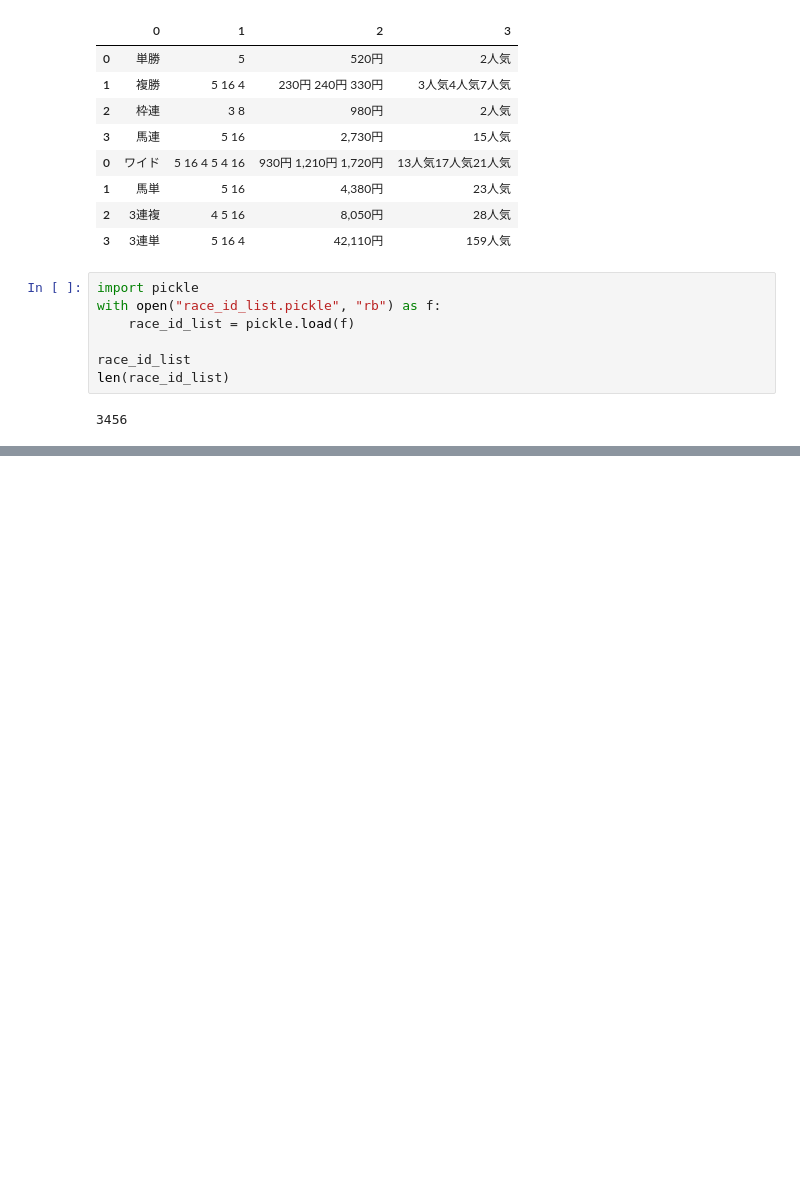
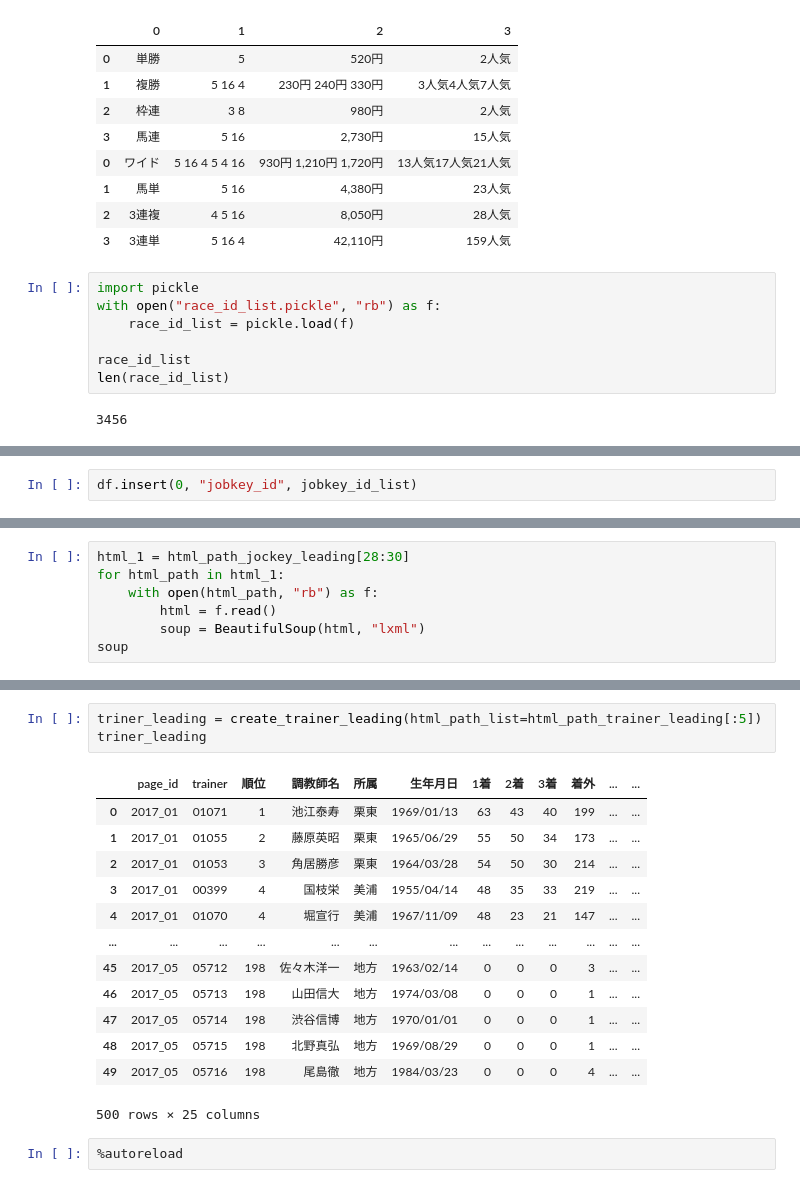
Before and after one commit to DaichiOnoe/keiba_race_ai, a Jupyter notebook: keiba_ai/common/src/develop_web_scraping.ipynb, the cells around one changed output, grey strips where cells are left out. Cells and saved outputs as stored; diff of their text form; blank space fills up the shorter version.

```diff
--- a/keiba_ai/common/src/develop_web_scraping.ipynb
+++ b/keiba_ai/common/src/develop_web_scraping.ipynb
@@ -1655,0 +1841,2 @@ len(race_id_list)
+# %%
+df.insert(0, "jobkey_id", jobkey_id_list)
@@ -1655,0 +1917,7 @@ len(race_id_list)
+# %%
+html_1 = html_path_jockey_leading[28:30]
+for html_path in html_1:
+    with open(html_path, "rb") as f:
+        html = f.read()
+        soup = BeautifulSoup(html, "lxml")
+soup
@@ -1655,0 +2062,19 @@ len(race_id_list)
+# %%
+triner_leading = create_trainer_leading(html_path_list=html_path_trainer_leading[:5])
+triner_leading
+# %% [output]
+|  | page_id | trainer | 順位 | 調教師名 | 所属 | 生年月日 | 1着 | 2着 | 3着 | 着外 | ... | ... |
+| 0 | 2017_01 | 01071 | 1 | 池江泰寿 | 栗東 | 1969/01/13 | 63 | 43 | 40 | 199 | ... | ... |
+| 1 | 2017_01 | 01055 | 2 | 藤原英昭 | 栗東 | 1965/06/29 | 55 | 50 | 34 | 173 | ... | ... |
+| 2 | 2017_01 | 01053 | 3 | 角居勝彦 | 栗東 | 1964/03/28 | 54 | 50 | 30 | 214 | ... | ... |
+| 3 | 2017_01 | 00399 | 4 | 国枝栄 | 美浦 | 1955/04/14 | 48 | 35 | 33 | 219 | ... | ... |
+| 4 | 2017_01 | 01070 | 4 | 堀宣行 | 美浦 | 1967/11/09 | 48 | 23 | 21 | 147 | ... | ... |
+| ... | ... | ... | ... | ... | ... | ... | ... | ... | ... | ... | ... | ... |
+| 45 | 2017_05 | 05712 | 198 | 佐々木洋一 | 地方 | 1963/02/14 | 0 | 0 | 0 | 3 | ... | ... |
+| 46 | 2017_05 | 05713 | 198 | 山田信大 | 地方 | 1974/03/08 | 0 | 0 | 0 | 1 | ... | ... |
+| 47 | 2017_05 | 05714 | 198 | 渋谷信博 | 地方 | 1970/01/01 | 0 | 0 | 0 | 1 | ... | ... |
+| 48 | 2017_05 | 05715 | 198 | 北野真弘 | 地方 | 1969/08/29 | 0 | 0 | 0 | 1 | ... | ... |
+| 49 | 2017_05 | 05716 | 198 | 尾島徹 | 地方 | 1984/03/23 | 0 | 0 | 0 | 4 | ... | ... |
+500 rows × 25 columns
+# %%
+%autoreload
```
Also changed, not shown: parts of 56 cells of this notebook, 26 other files.
